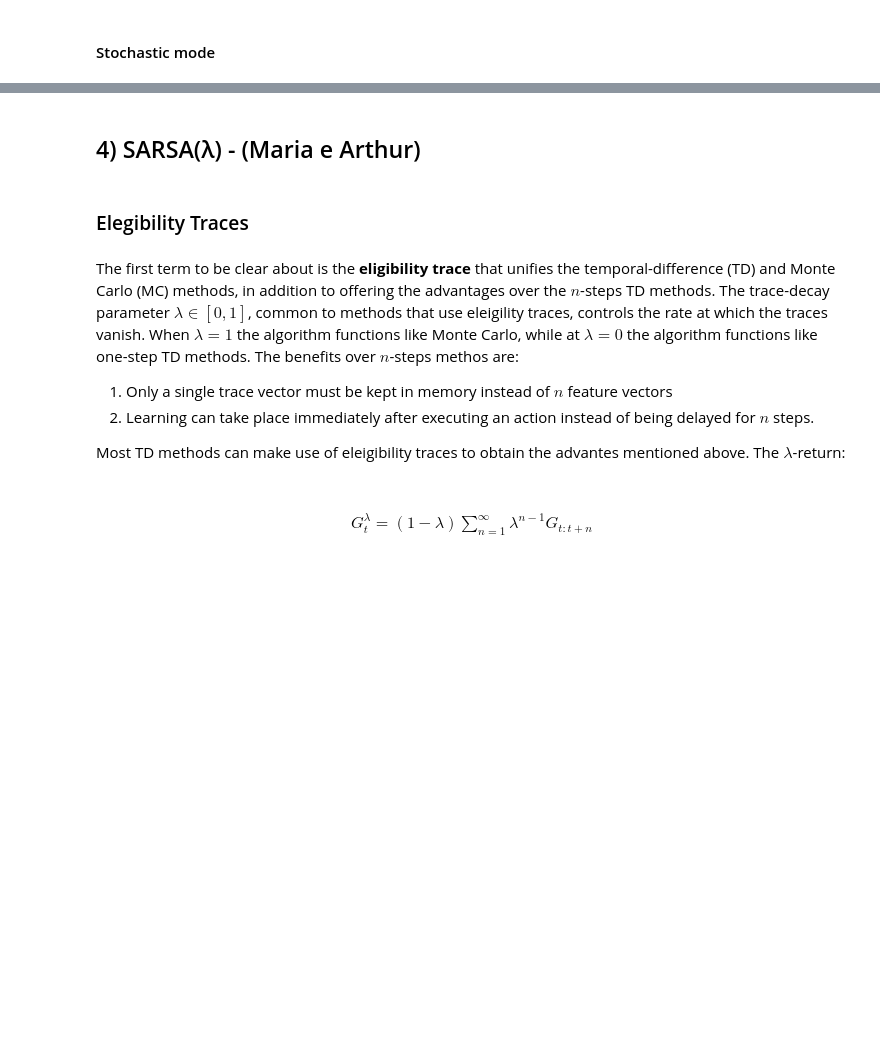
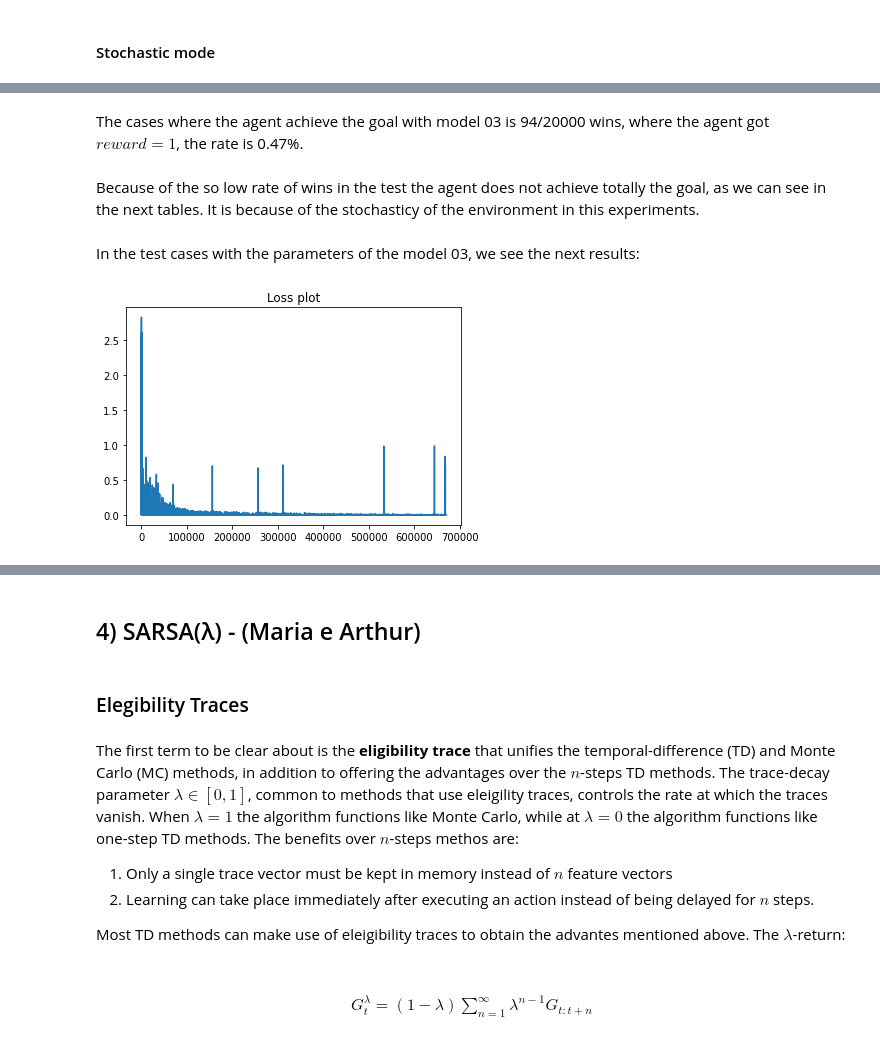
Before and after one commit to thurbridi/mo436-project-1, a Jupyter notebook: notebooks/project_1.ipynb, the cells around one changed output, grey strips where cells are left out. Saved outputs shown, nothing was run; the diff lists cells and outputs as text; code cells hidden in the pictures; blank space fills up the shorter version.

Commit message:
Update project_1.ipynb
Report with Q-learning descriptions and result tables.

```diff
--- a/notebooks/project_1.ipynb
+++ b/notebooks/project_1.ipynb
@@ -515,0 +668,12 @@ grid_search_approximator(stochastic=False)
+# %% [markdown]
+The cases where the agent achieve the goal with model 03 is 94/20000 wins, where the agent got $reward = 1$, the rate is 0.47%.
+# %% [markdown]
+Because of the so low rate of wins in the test the agent does not achieve totally the goal, as we can see in the next tables. It is because of the stochasticy of the environment in this experiments.
+# %% [markdown]
+In the test cases with the parameters of the model 03, we see the next results:
+# %%
+plt.title("Loss plot")
+plt.plot(loss_per_model)
+plt.show()
+# %% [output]
+[figure, added]
```
Also changed, not shown: parts of 32 cells of this notebook.
